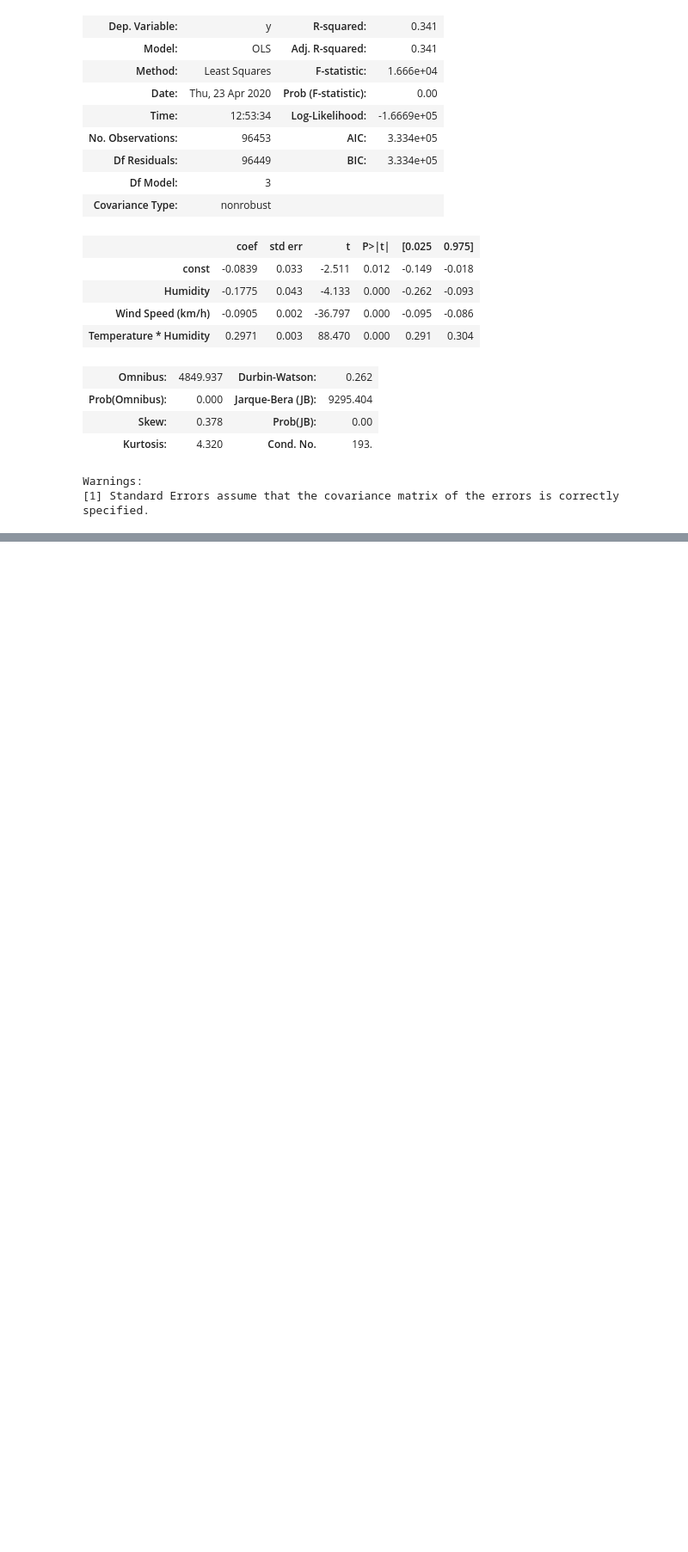
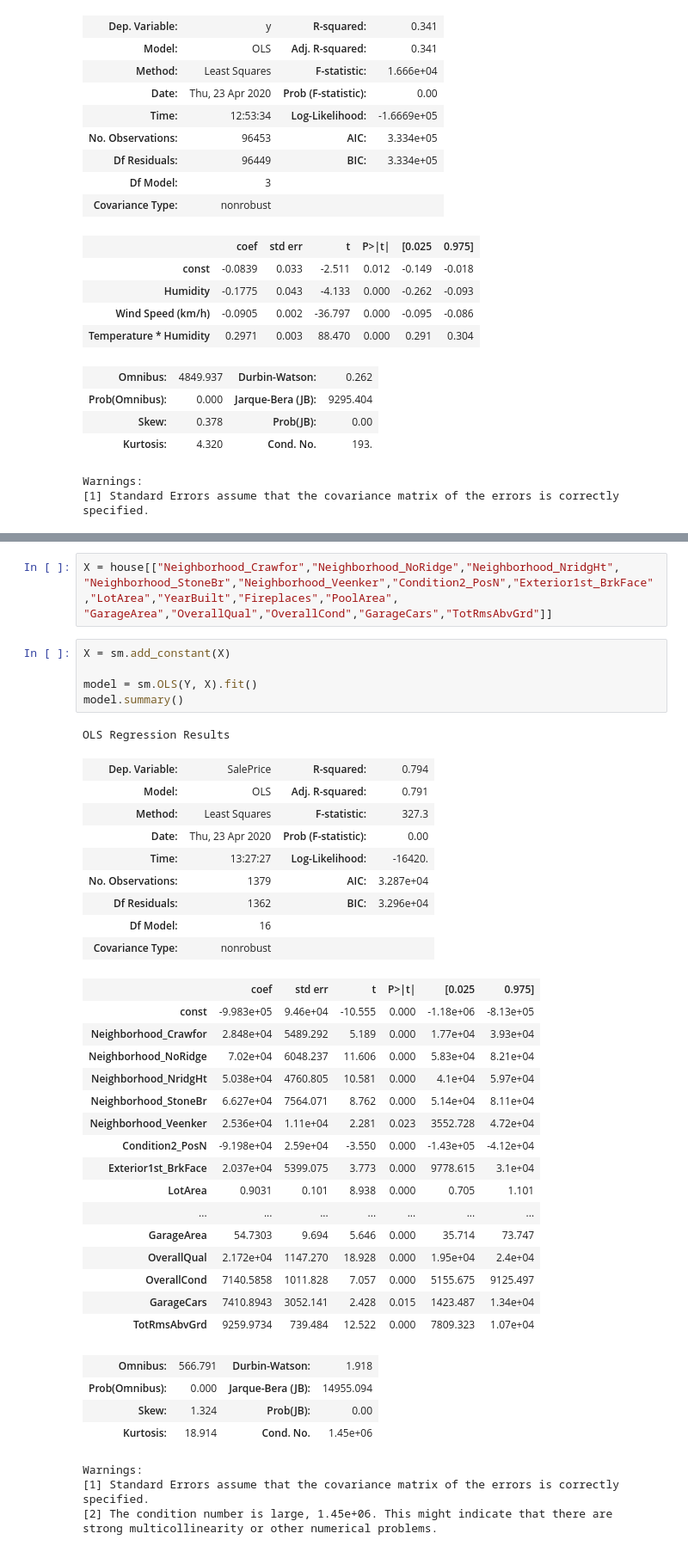
Before and after one commit to ekaynac/datajarlabs, a Jupyter notebook: EnesKaynakci(6-4).ipynb, the cells around one changed output, grey strips where cells are left out. Shown at 86% size. Cells and saved outputs as stored; diff of their text form; blank space fills up the shorter version.

```diff
--- a/EnesKaynakci(6-4).ipynb
+++ b/EnesKaynakci(6-4).ipynb
@@ -85,0 +214,44 @@ Warnings:
+# %%
+X = house[["Neighborhood_Crawfor","Neighborhood_NoRidge","Neighborhood_NridgHt",
+"Neighborhood_StoneBr","Neighborhood_Veenker","Condition2_PosN","Exterior1st_BrkFace","LotArea","YearBuilt","Fireplaces","PoolArea",
+"GarageArea","OverallQual","OverallCond","GarageCars","TotRmsAbvGrd"]]
+# %%
+X = sm.add_constant(X)
+
+model = sm.OLS(Y, X).fit()
+model.summary()
+# %% [output]
+OLS Regression Results
+| Dep. Variable: | SalePrice | R-squared: | 0.794 |
+| Model: | OLS | Adj. R-squared: | 0.791 |
+| Method: | Least Squares | F-statistic: | 327.3 |
+| Date: | Thu, 23 Apr 2020 | Prob (F-statistic): | 0.00 |
+| Time: | 13:27:27 | Log-Likelihood: | -16420. |
+| No. Observations: | 1379 | AIC: | 3.287e+04 |
+| Df Residuals: | 1362 | BIC: | 3.296e+04 |
+| Df Model: | 16 |  |  |
+| Covariance Type: | nonrobust |  |  |
+|  | coef | std err | t | P>|t| | [0.025 | 0.975] |
+| const | -9.983e+05 | 9.46e+04 | -10.555 | 0.000 | -1.18e+06 | -8.13e+05 |
+| Neighborhood_Crawfor | 2.848e+04 | 5489.292 | 5.189 | 0.000 | 1.77e+04 | 3.93e+04 |
+| Neighborhood_NoRidge | 7.02e+04 | 6048.237 | 11.606 | 0.000 | 5.83e+04 | 8.21e+04 |
+| Neighborhood_NridgHt | 5.038e+04 | 4760.805 | 10.581 | 0.000 | 4.1e+04 | 5.97e+04 |
+| Neighborhood_StoneBr | 6.627e+04 | 7564.071 | 8.762 | 0.000 | 5.14e+04 | 8.11e+04 |
+| Neighborhood_Veenker | 2.536e+04 | 1.11e+04 | 2.281 | 0.023 | 3552.728 | 4.72e+04 |
+| Condition2_PosN | -9.198e+04 | 2.59e+04 | -3.550 | 0.000 | -1.43e+05 | -4.12e+04 |
+| Exterior1st_BrkFace | 2.037e+04 | 5399.075 | 3.773 | 0.000 | 9778.615 | 3.1e+04 |
+| LotArea | 0.9031 | 0.101 | 8.938 | 0.000 | 0.705 | 1.101 |
+| ... | ... | ... | ... | ... | ... | ... |
+| GarageArea | 54.7303 | 9.694 | 5.646 | 0.000 | 35.714 | 73.747 |
+| OverallQual | 2.172e+04 | 1147.270 | 18.928 | 0.000 | 1.95e+04 | 2.4e+04 |
+| OverallCond | 7140.5858 | 1011.828 | 7.057 | 0.000 | 5155.675 | 9125.497 |
+| GarageCars | 7410.8943 | 3052.141 | 2.428 | 0.015 | 1423.487 | 1.34e+04 |
+| TotRmsAbvGrd | 9259.9734 | 739.484 | 12.522 | 0.000 | 7809.323 | 1.07e+04 |
+| Omnibus: | 566.791 | Durbin-Watson: | 1.918 |
+| Prob(Omnibus): | 0.000 | Jarque-Bera (JB): | 14955.094 |
+| Skew: | 1.324 | Prob(JB): | 0.00 |
+| Kurtosis: | 18.914 | Cond. No. | 1.45e+06 |
+Warnings:
+[1] Standard Errors assume that the covariance matrix of the errors is correctly specified.
+[2] The condition number is large, 1.45e+06. This might indicate that there are
+strong multicollinearity or other numerical problems.
```
Also changed, not shown: parts of 8 cells of this notebook.
